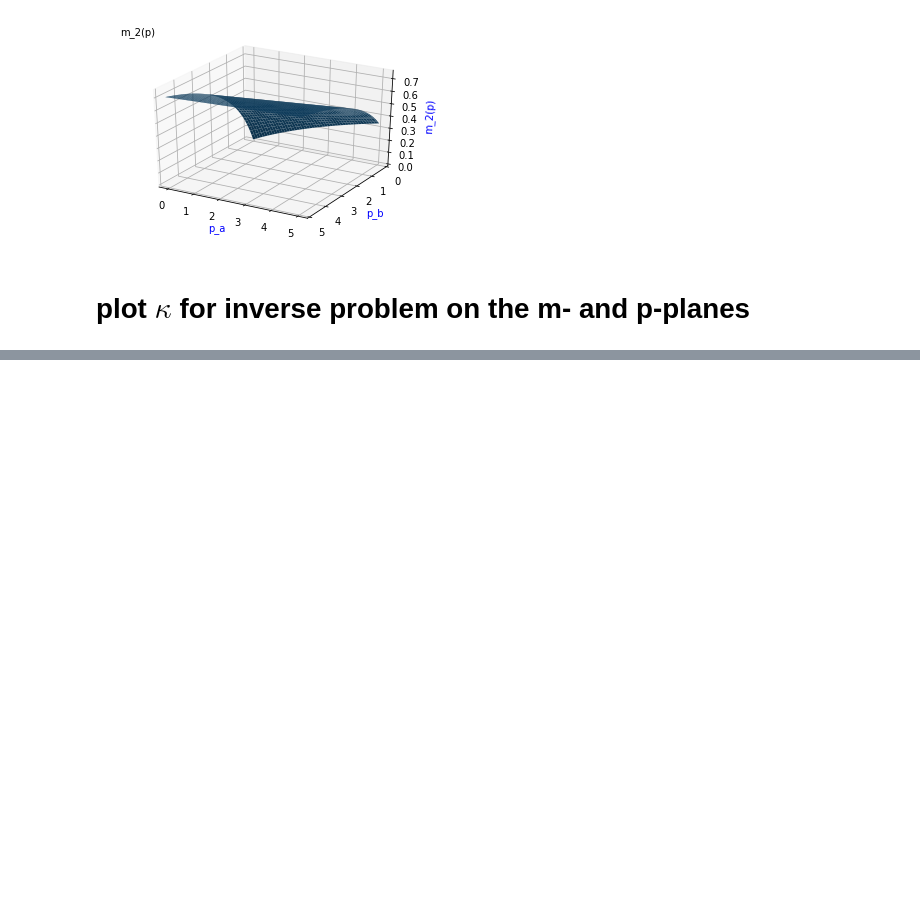
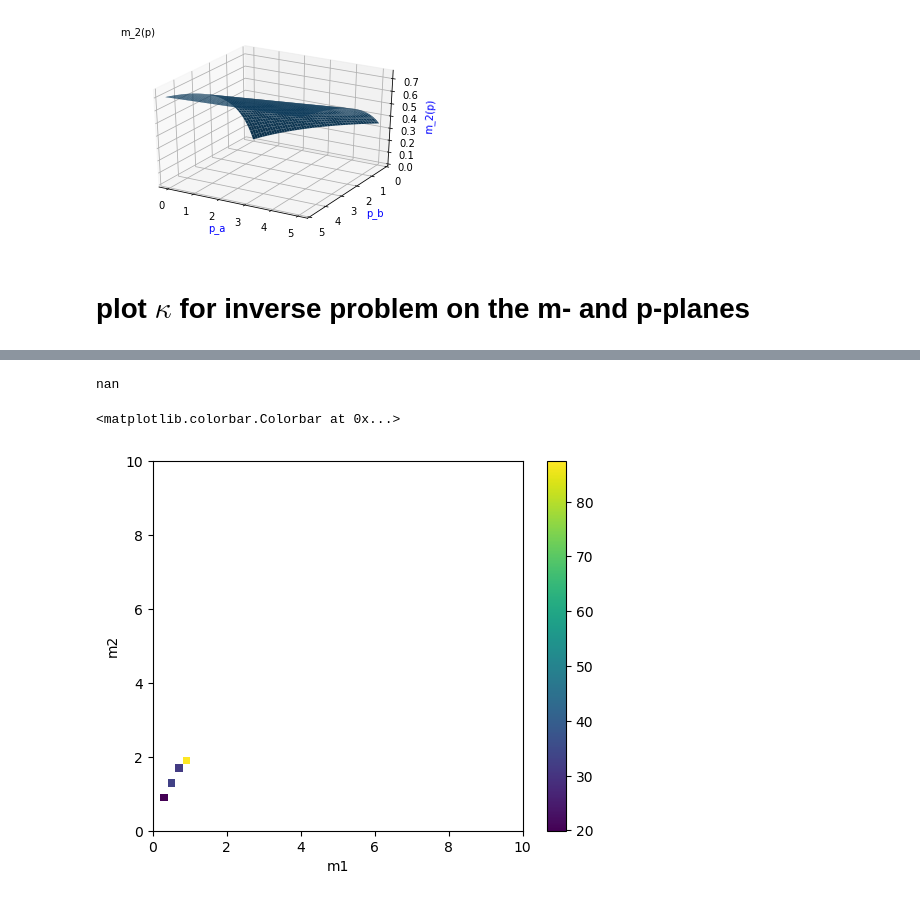
Before and after one commit to SimonEnsemble/nonlinear_sensing, a Jupyter notebook: viz mapping.ipynb, the cells around one changed output, grey strips where cells are left out. Drawn from its saved outputs; the diff is of its cells as text; code cells hidden in the pictures; blank space fills up the shorter version.

```diff
--- a/viz mapping.ipynb
+++ b/viz mapping.ipynb
@@ -495,0 +507,31 @@ plt.colorbar()
+# %%
+K1 = [1,2]
+K2 = [3,4]
+M1 = 1
+M2 = 2
+
+# gets inverse condition number in terms of m
+def κ_of_m(m):
+    p = g(m, 0, np.Inf)
+    J_f = np.array([ [M1*K1[0]/(1 + np.dot(K1, p))**2, M1*K1[1]/(1 + np.dot(K1, p))**2],
+       [M2*K2[0]/(1 + np.dot(K2, p))**2, M2*K2[1]/(1 + np.dot(K2, p))**2]])
+    J_g = np.linalg.inv(J_f) # by inverse function theorem
+    return np.linalg.norm(m) / np.linalg.norm(p) * np.linalg.norm(J_g, ord=2)
+
+print(κ_of_m(np.array([10.0, 10.0])))
+#g([0.6, 0.2], 0, np.Inf)
+# %% [output]
+nan
+# %%
+plt.style.use("default")
+m = np.linspace(0.001, 10)
+# Create colormap for response space
+κ_m = [[κ_of_m(np.array([m1, m2])) for m1 in m] for m2 in m]
+extent = (0, np.max(m), 0, np.max(m))
+plt.imshow(κ_m, extent=extent, origin='lower')
+plt.xlabel("m1")
+plt.ylabel("m2")
+plt.colorbar()
+# %% [output]
+<matplotlib.colorbar.Colorbar at 0x...>
+[figure, added]
```
Also changed, not shown: parts of 6 cells of this notebook.
